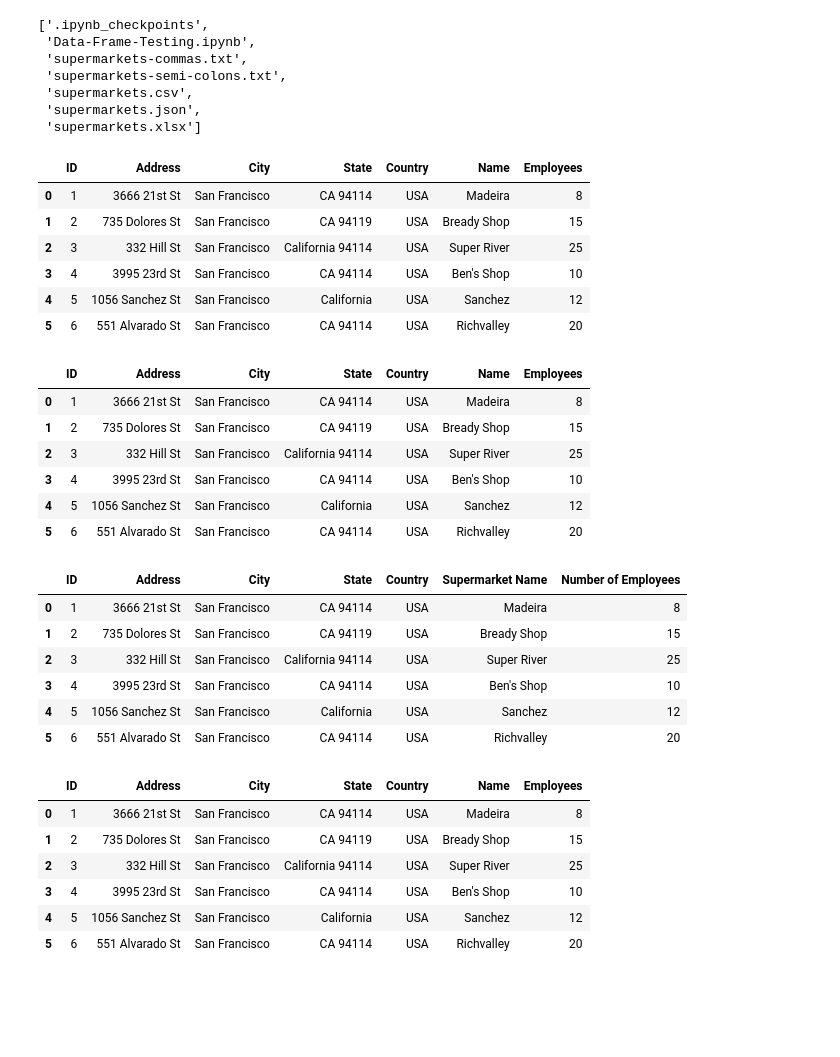
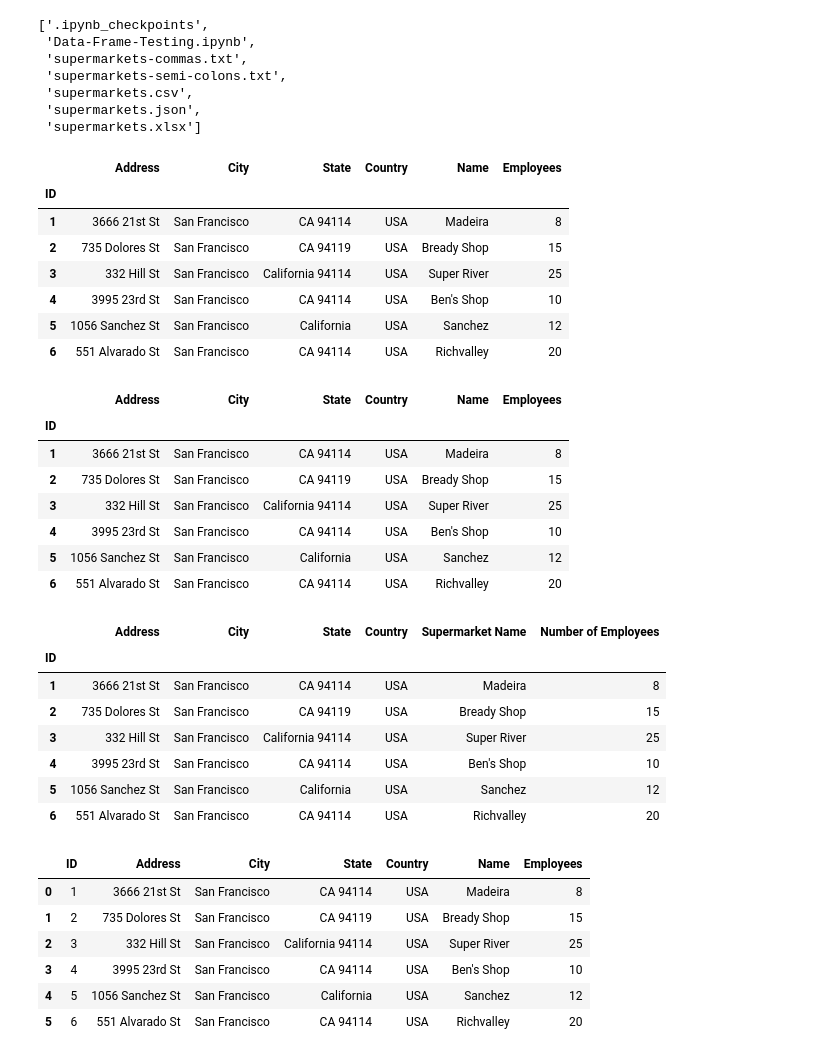
Before and after one commit to adeolammy/Data-Frame, a Jupyter notebook: Data-Frame-Testing.ipynb, the cells around one changed output. Saved outputs shown, nothing was run; the diff lists cells and outputs as text; code cells hidden in the pictures; blank space fills up the shorter version.

```diff
--- a/Data-Frame-Testing.ipynb
+++ b/Data-Frame-Testing.ipynb
@@ -13,38 +13,41 @@ os.listdir()
 import pandas
 # %%
 df1 = pandas.read_json("supermarkets.json")
-df1.set_index('ID')
-df1
+def1=df1.set_index('ID')
+def1
 # %% [output]
-|  | ID | Address | City | State | Country | Name | Employees |
-| 0 | 1 | 3666 21st St | San Francisco | CA 94114 | USA | Madeira | 8 |
-| 1 | 2 | 735 Dolores St | San Francisco | CA 94119 | USA | Bready Shop | 15 |
-| 2 | 3 | 332 Hill St | San Francisco | California 94114 | USA | Super River | 25 |
-| 3 | 4 | 3995 23rd St | San Francisco | CA 94114 | USA | Ben's Shop | 10 |
-| 4 | 5 | 1056 Sanchez St | San Francisco | California | USA | Sanchez | 12 |
-| 5 | 6 | 551 Alvarado St | San Francisco | CA 94114 | USA | Richvalley | 20 |
+|  | Address | City | State | Country | Name | Employees |
+| ID |  |  |  |  |  |  |
+| 1 | 3666 21st St | San Francisco | CA 94114 | USA | Madeira | 8 |
+| 2 | 735 Dolores St | San Francisco | CA 94119 | USA | Bready Shop | 15 |
+| 3 | 332 Hill St | San Francisco | California 94114 | USA | Super River | 25 |
+| 4 | 3995 23rd St | San Francisco | CA 94114 | USA | Ben's Shop | 10 |
+| 5 | 1056 Sanchez St | San Francisco | California | USA | Sanchez | 12 |
+| 6 | 551 Alvarado St | San Francisco | CA 94114 | USA | Richvalley | 20 |
 # %%
 df2 = pandas.read_csv("supermarkets.csv")
-df2.set_index('ID')
+df2=df2.set_index('ID')
 df2
 # %% [output]
-|  | ID | Address | City | State | Country | Name | Employees |
-| 0 | 1 | 3666 21st St | San Francisco | CA 94114 | USA | Madeira | 8 |
-| 1 | 2 | 735 Dolores St | San Francisco | CA 94119 | USA | Bready Shop | 15 |
-| 2 | 3 | 332 Hill St | San Francisco | California 94114 | USA | Super River | 25 |
-| 3 | 4 | 3995 23rd St | San Francisco | CA 94114 | USA | Ben's Shop | 10 |
-| 4 | 5 | 1056 Sanchez St | San Francisco | California | USA | Sanchez | 12 |
-| 5 | 6 | 551 Alvarado St | San Francisco | CA 94114 | USA | Richvalley | 20 |
+|  | Address | City | State | Country | Name | Employees |
+| ID |  |  |  |  |  |  |
+| 1 | 3666 21st St | San Francisco | CA 94114 | USA | Madeira | 8 |
+| 2 | 735 Dolores St | San Francisco | CA 94119 | USA | Bready Shop | 15 |
+| 3 | 332 Hill St | San Francisco | California 94114 | USA | Super River | 25 |
+| 4 | 3995 23rd St | San Francisco | CA 94114 | USA | Ben's Shop | 10 |
+| 5 | 1056 Sanchez St | San Francisco | California | USA | Sanchez | 12 |
+| 6 | 551 Alvarado St | San Francisco | CA 94114 | USA | Richvalley | 20 |
 # %%
 def3 = pandas.read_excel('supermarkets.xlsx')
-def3.set_index('ID')
+def3=def3.set_index('ID')
 def3
 # %% [output]
-|  | ID | Address | City | State | Country | Supermarket Name | Number of Employees |
-| 0 | 1 | 3666 21st St | San Francisco | CA 94114 | USA | Madeira | 8 |
-| 1 | 2 | 735 Dolores St | San Francisco | CA 94119 | USA | Bready Shop | 15 |
-| 2 | 3 | 332 Hill St | San Francisco | California 94114 | USA | Super River | 25 |
-| 3 | 4 | 3995 23rd St | San Francisco | CA 94114 | USA | Ben's Shop | 10 |
-| 4 | 5 | 1056 Sanchez St | San Francisco | California | USA | Sanchez | 12 |
-| 5 | 6 | 551 Alvarado St | San Francisco | CA 94114 | USA | Richvalley | 20 |
+|  | Address | City | State | Country | Supermarket Name | Number of Employees |
+| ID |  |  |  |  |  |  |
+| 1 | 3666 21st St | San Francisco | CA 94114 | USA | Madeira | 8 |
+| 2 | 735 Dolores St | San Francisco | CA 94119 | USA | Bready Shop | 15 |
+| 3 | 332 Hill St | San Francisco | California 94114 | USA | Super River | 25 |
+| 4 | 3995 23rd St | San Francisco | CA 94114 | USA | Ben's Shop | 10 |
+| 5 | 1056 Sanchez St | San Francisco | California | USA | Sanchez | 12 |
+| 6 | 551 Alvarado St | San Francisco | CA 94114 | USA | Richvalley | 20 |
 # %%
```
Also changed, not shown: parts of 45 cells of this notebook.
